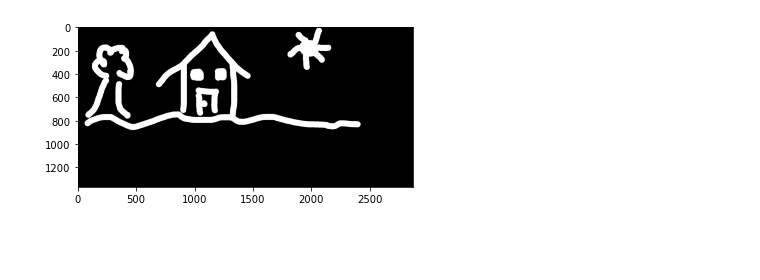
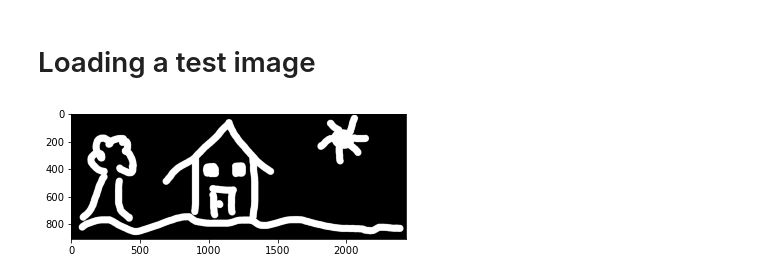
Before and after one commit to mhqo/Binary-Matrix-Factorisation, a Jupyter notebook: Binary matrix factorisation.ipynb, the cells around one changed output. Drawn from its saved outputs; the diff is of its cells as text; code cells hidden in the pictures; blank space fills up the shorter version.

```diff
--- a/Binary matrix factorisation.ipynb
+++ b/Binary matrix factorisation.ipynb
@@ -7,15 +7,16 @@ import bmf
+# %% [markdown]
+# Loading a test image
 # %%
 test_image = plt.imread('testimage.jpg')
 
-def rgb2gray(rgb):
-    '''https://stackoverflow.com/questions/12201577/how-can-i-convert-an-rgb-image-into-grayscale-in-python'''
-    return np.dot(rgb[...,:3], [0.2989, 0.5870, 0.1140])
+def rgb2gray(rbg_image):
+    ''' rgb to grey by averaging over the channel dimension '''
+    return rbg_image.mean(-1)
 
-test_image = rgb2gray(test_image)
-test_image = torch.from_numpy(test_image)
+test_image = torch.from_numpy(rgb2gray(test_image))
 test_image = (test_image > 255/2).float()
+
+plt.imshow(test_image, cmap='Greys');
+# %% [output]
+[figure, added]
-# %%
-plt.imshow(test_image, cmap='Greys');
-# %% [output]
-[figure, removed]
 # %% [markdown]
```
Also changed, not shown: parts of 5 cells of this notebook, 2 other files.
